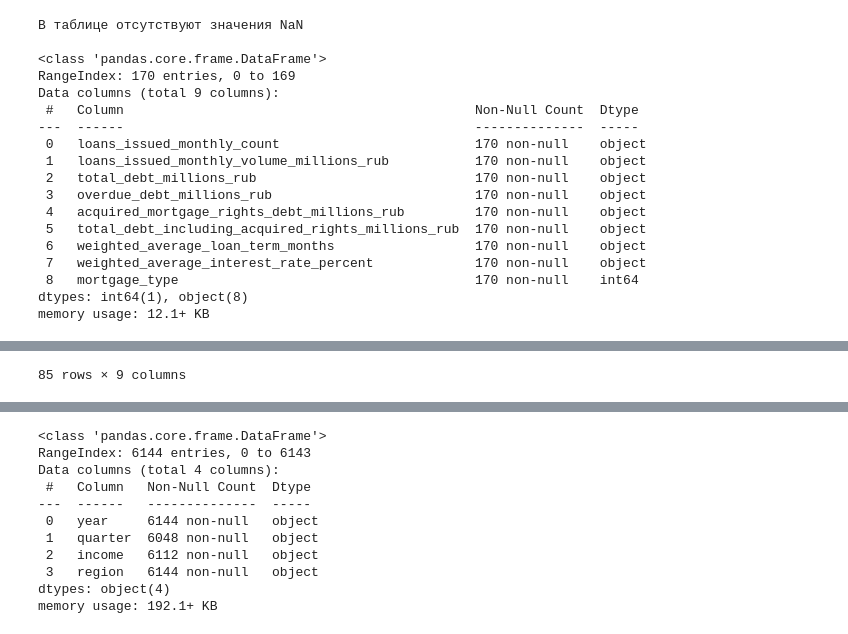
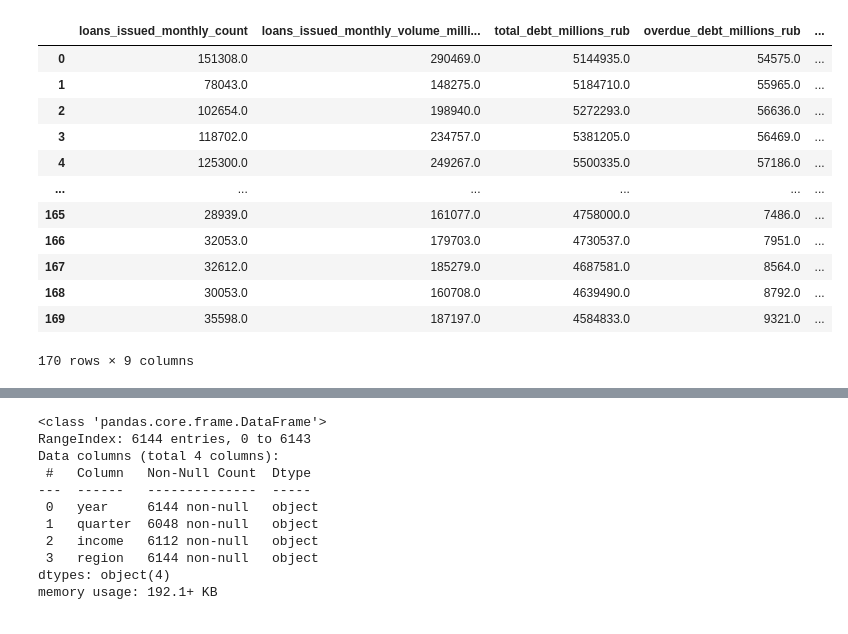
Before and after one commit to widenhrzns/py_da-project, a Jupyter notebook: notebooks/data_collection.ipynb, the cells around one changed output, grey strips where cells are left out. Drawn from its saved outputs; the diff is of its cells as text; code cells hidden in the pictures.

```diff
--- a/notebooks/data_collection.ipynb
+++ b/notebooks/data_collection.ipynb
@@ -144,8 +98,9 @@ memory usage: 234.3+ KB
 # %%
+# TODO: нет столбца даты
 # Ипотечные жилищные кредиты, предоставленные физическим лицам-резидентам,
 # и приобретенные права требования по ипотечным жилищным кредитам
 
-xlsx_file_path = r'..\data\02_02_Mortgage.xlsx'
+xlsx_file_path = r'..\data\excel\02_02_Mortgage.xlsx'
 
 mortgage_df = pd.read_excel(xlsx_file_path, sheet_name='в рублях', skiprows=1)
 mortgage_df = mortgage_df.set_index('Отчетная дата').T
@@ -161,58 +116,45 @@ mortgage_df.columns = [
 ]
 
 # Добавим новый признак 'Тип ипотеки' и разбиение 'новостройка = 1', 'вторичное жилье = 0'
 mortgage_df['mortgage_type'] = 0
 
 # Ипотечные жилищные кредиты, предоставленные физическим лицам-резидентам
 # под залог прав требования по договорам участия в долевом строительстве (ДДУ),
 # и приобретенные права требования по ипотечным жилищным кредитам под залог ДДУ
 
-xlsx_file_path = r'..\data\02_03_Scpa_mortgage.xlsx'
+xlsx_file_path = r'..\data\excel\02_03_Scpa_mortgage.xlsx'
 
 scpa_mortgage_df = pd.read_excel(xlsx_file_path, sheet_name='в рублях', skiprows=[0, 10])
 scpa_mortgage_df = scpa_mortgage_df.set_index('Отчетная дата').T
 scpa_mortgage_df.columns = [
     'loans_issued_monthly_count',
     'loans_issued_monthly_volume_millions_rub',
     'total_debt_millions_rub',
     'overdue_debt_millions_rub',
     'acquired_mortgage_rights_debt_millions_rub',
     'total_debt_including_acquired_rights_millions_rub',
     'weighted_average_loan_term_months',
     'weighted_average_interest_rate_percent'
 ]
 
 # Добавим новый признак 'Тип ипотеки' и разбиение 'новостройка = 1', 'вторичное жилье = 0'
 scpa_mortgage_df['mortgage_type'] = 1
 
-# TODO Совместим два датафрейма
-
+# Совместим два датафрейма
 home_info_mortgage_df = pd.concat([mortgage_df, scpa_mortgage_df], ignore_index=True)
 
-if(~home_info_mortgage_df.isna().any().any()):
-    print('В таблице отсутствуют значения NaN\n')
-else:
-    print('В таблице есть значения NaN\n')
-
-home_info_mortgage_df.info()
 home_info_mortgage_df
-mortgage_df
 # %% [output]
+|  | loans_issued_monthly_count | loans_issued_monthly_volume_milli... | total_debt_millions_rub | overdue_debt_millions_rub | ... |
+| 0 | 151308.0 | 290469.0 | 5144935.0 | 54575.0 | ... |
+| 1 | 78043.0 | 148275.0 | 5184710.0 | 55965.0 | ... |
+| 2 | 102654.0 | 198940.0 | 5272293.0 | 56636.0 | ... |
+| 3 | 118702.0 | 234757.0 | 5381205.0 | 56469.0 | ... |
+| 4 | 125300.0 | 249267.0 | 5500335.0 | 57186.0 | ... |
+| ... | ... | ... | ... | ... | ... |
+| 165 | 28939.0 | 161077.0 | 4758000.0 | 7486.0 | ... |
+| 166 | 32053.0 | 179703.0 | 4730537.0 | 7951.0 | ... |
+| 167 | 32612.0 | 185279.0 | 4687581.0 | 8564.0 | ... |
+| 168 | 30053.0 | 160708.0 | 4639490.0 | 8792.0 | ... |
+| 169 | 35598.0 | 187197.0 | 4584833.0 | 9321.0 | ... |
-В таблице отсутствуют значения NaN
-
-<class 'pandas.core.frame.DataFrame'>
-RangeIndex: 170 entries, 0 to 169
-Data columns (total 9 columns):
- #   Column                                             Non-Null Count  Dtype
----  ------                                             --------------  -----
- 0   loans_issued_monthly_count                         170 non-null    object
- 1   loans_issued_monthly_volume_millions_rub           170 non-null    object
- 2   total_debt_millions_rub                            170 non-null    object
- 3   overdue_debt_millions_rub                          170 non-null    object
- 4   acquired_mortgage_rights_debt_millions_rub         170 non-null    object
- 5   total_debt_including_acquired_rights_millions_rub  170 non-null    object
- 6   weighted_average_loan_term_months                  170 non-null    object
- 7   weighted_average_interest_rate_percent             170 non-null    object
- 8   mortgage_type                                      170 non-null    int64
-dtypes: int64(1), object(8)
-memory usage: 12.1+ KB
+170 rows × 9 columns
@@ -231 +160,0 @@ memory usage: 12.1+ KB
-85 rows × 9 columns
```
Also changed, not shown: parts of 22 cells of this notebook, 10 other files.
